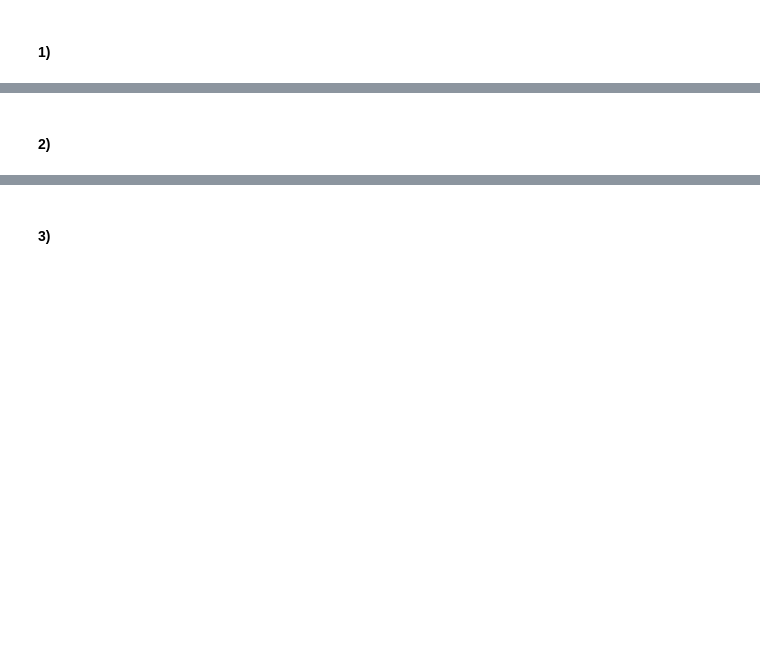
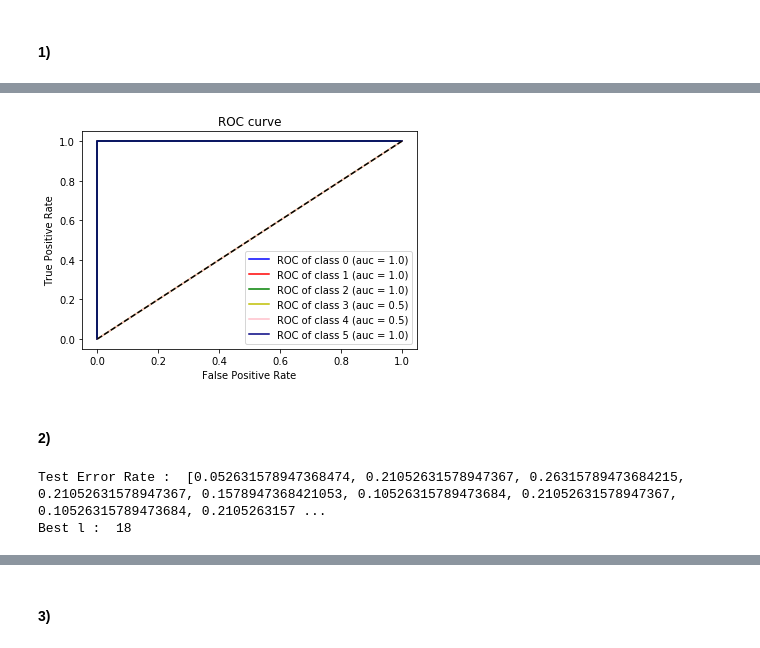
Before and after one commit to destiny301/INF552_hw3, a Jupyter notebook: notebook/Tianyi_Zhang_hw3.ipynb, the cells around one changed output, grey strips where cells are left out. Cells and saved outputs as stored; diff of their text form; code cells hidden in the pictures; blank space fills up the shorter version.

```diff
--- a/notebook/Tianyi_Zhang_hw3.ipynb
+++ b/notebook/Tianyi_Zhang_hw3.ipynb
@@ -361,0 +725,4 @@ MissingDataError: exog contains inf or nans
+# %%
+print("Test Error Rate : ", error)
+bestL = error.index(max(error)) + 1
+print("Best l : ", bestL)
@@ -361,0 +732,3 @@ MissingDataError: exog contains inf or nans
+# %%
+train_features = pd.DataFrame()
+test_features = pd.DataFrame()
@@ -361,0 +785,13 @@ MissingDataError: exog contains inf or nans
+# %%
+bi_ytr = label_binarize(ytr, classes=[0, 1, 2, 3, 4, 5])
+bi_yte = label_binarize(yte, classes=[0, 1, 2, 3, 4, 5])
+
+classifier = OneVsRestClassifier(
+    LogisticRegressionCV(cv=StratifiedKFold(5), penalty="l1", solver="liblinear")).fit(xtr, bi_ytr)
+# %%
+score = classifier.fit(xtr, bi_ytr).decision_function(xte)
+pred = classifier.predict(xte)
+confusion_matrix = pd.crosstab(bi_yte.argmax(axis=1), pred.argmax(axis=1), rownames=['True'],
+                       colnames=['Predicted'], margins=True)
+print("Confusion Matrix:")
+print(confusion_matrix)
@@ -362,2 +809,25 @@ MissingDataError: exog contains inf or nans
+# %%
+#get ROC for each class
+fps = dict()
+tps = dict()
+areas = dict()
+
+for i in range(bi_ytr.shape[1]):
+    fps[i], tps[i], _ = roc_curve(bi_yte[:, i], score[:, i])
+    areas[i] = auc(fps[i], tps[i])
+
+colors = ['b', 'r', 'g', 'y', 'pink', 'navy']
+for index in range(bi_ytr.shape[1]):
+    plt.plot(fps[index], tps[index], color=colors[index],
+             label='ROC of class {} (auc = {})'.format(index, str(areas[index])))
+
+plt.plot([0, 1], [0, 1], 'k--')
+plt.xlabel('False Positive Rate')
+plt.ylabel('True Positive Rate')
+plt.title('ROC curve')
+plt.legend()
+plt.show()
+# %% [output]
+[figure, added]
 # %% [markdown]
 #### 2)
@@ -363,0 +900,7 @@ MissingDataError: exog contains inf or nans
+# %%
+print("Test Error Rate : ", error)
+bestL = gaussian_error.index(max(gaussian_error)) + 1
+print("Best l : ", bestL)
+# %% [output]
+Test Error Rate :  [0.052631578947368474, 0.21052631578947367, 0.26315789473684215, 0.21052631578947367, 0.1578947368421053, 0.10526315789473684, 0.21052631578947367, 0.10526315789473684, 0.2105263157 ...
+Best l :  18
```
Also changed, not shown: parts of 46 cells of this notebook, 1 other file.
